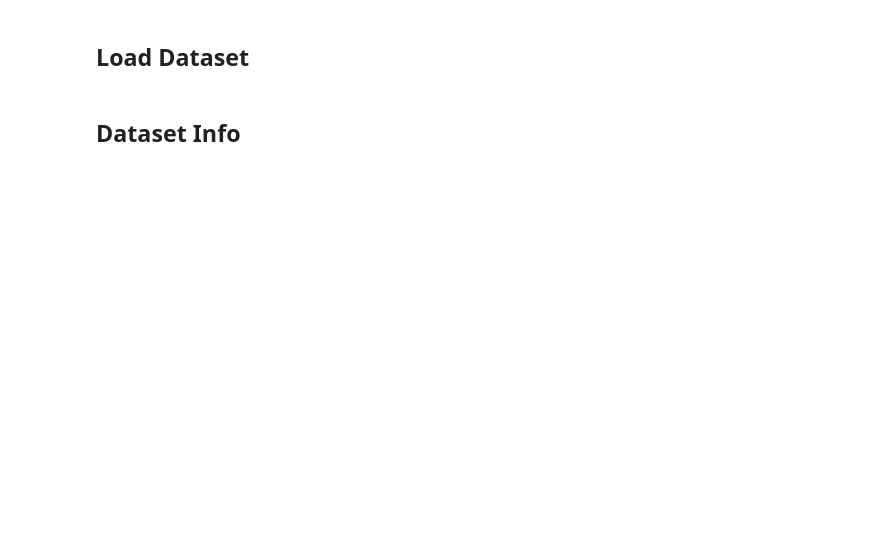
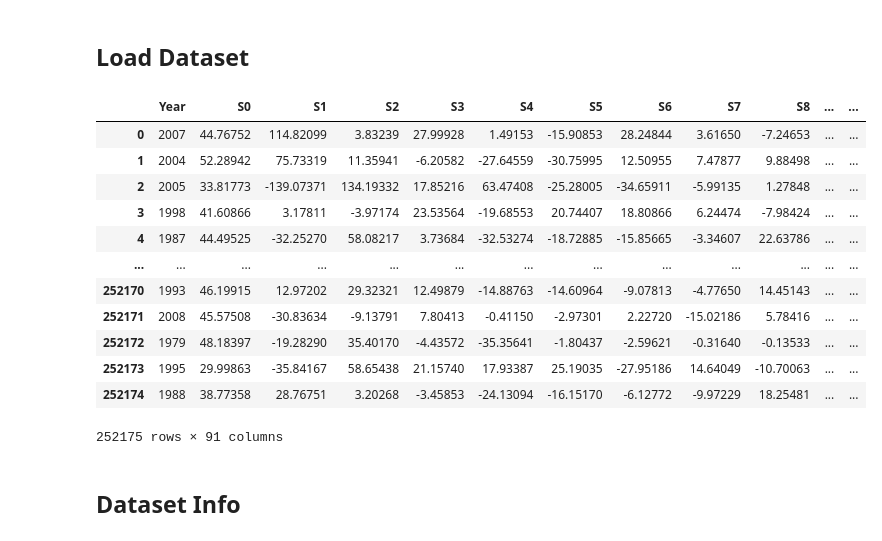
Before and after one commit to AndreaAccornero/DataAnalyticsProject, a Jupyter notebook: Training_Module/1-Modelli.ipynb, the cells around one changed output. Saved outputs shown, nothing was run; the diff lists cells and outputs as text; code cells hidden in the pictures; blank space fills up the shorter version.

```diff
--- a/Training_Module/1-Modelli.ipynb
+++ b/Training_Module/1-Modelli.ipynb
@@ -3,8 +3,23 @@
 # %%
 import pandas as pd
 
 FILENAME = "train.csv"
 df = pd.read_csv(FILENAME)
+df
+# %% [output]
+|  | Year | S0 | S1 | S2 | S3 | S4 | S5 | S6 | S7 | S8 | ... | ... |
+| 0 | 2007 | 44.76752 | 114.82099 | 3.83239 | 27.99928 | 1.49153 | -15.90853 | 28.24844 | 3.61650 | -7.24653 | ... | ... |
+| 1 | 2004 | 52.28942 | 75.73319 | 11.35941 | -6.20582 | -27.64559 | -30.75995 | 12.50955 | 7.47877 | 9.88498 | ... | ... |
+| 2 | 2005 | 33.81773 | -139.07371 | 134.19332 | 17.85216 | 63.47408 | -25.28005 | -34.65911 | -5.99135 | 1.27848 | ... | ... |
+| 3 | 1998 | 41.60866 | 3.17811 | -3.97174 | 23.53564 | -19.68553 | 20.74407 | 18.80866 | 6.24474 | -7.98424 | ... | ... |
+| 4 | 1987 | 44.49525 | -32.25270 | 58.08217 | 3.73684 | -32.53274 | -18.72885 | -15.85665 | -3.34607 | 22.63786 | ... | ... |
+| ... | ... | ... | ... | ... | ... | ... | ... | ... | ... | ... | ... | ... |
+| 252170 | 1993 | 46.19915 | 12.97202 | 29.32321 | 12.49879 | -14.88763 | -14.60964 | -9.07813 | -4.77650 | 14.45143 | ... | ... |
+| 252171 | 2008 | 45.57508 | -30.83634 | -9.13791 | 7.80413 | -0.41150 | -2.97301 | 2.22720 | -15.02186 | 5.78416 | ... | ... |
+| 252172 | 1979 | 48.18397 | -19.28290 | 35.40170 | -4.43572 | -35.35641 | -1.80437 | -2.59621 | -0.31640 | -0.13533 | ... | ... |
+| 252173 | 1995 | 29.99863 | -35.84167 | 58.65438 | 21.15740 | 17.93387 | 25.19035 | -27.95186 | 14.64049 | -10.70063 | ... | ... |
+| 252174 | 1988 | 38.77358 | 28.76751 | 3.20268 | -3.45853 | -24.13094 | -16.15170 | -6.12772 | -9.97229 | 18.25481 | ... | ... |
+252175 rows × 91 columns
 # %% [markdown]
 ## Dataset Info
 # %%
```
Also changed, not shown: parts of 11 cells of this notebook, 8 other files.
